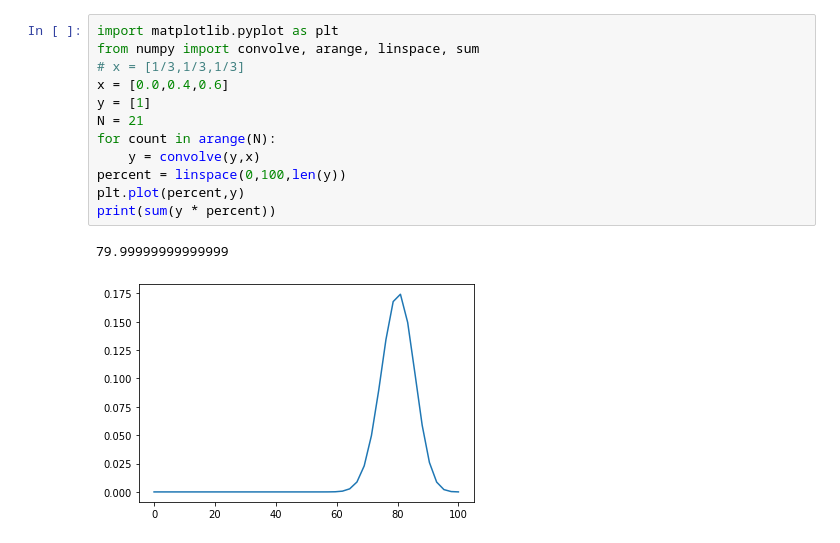
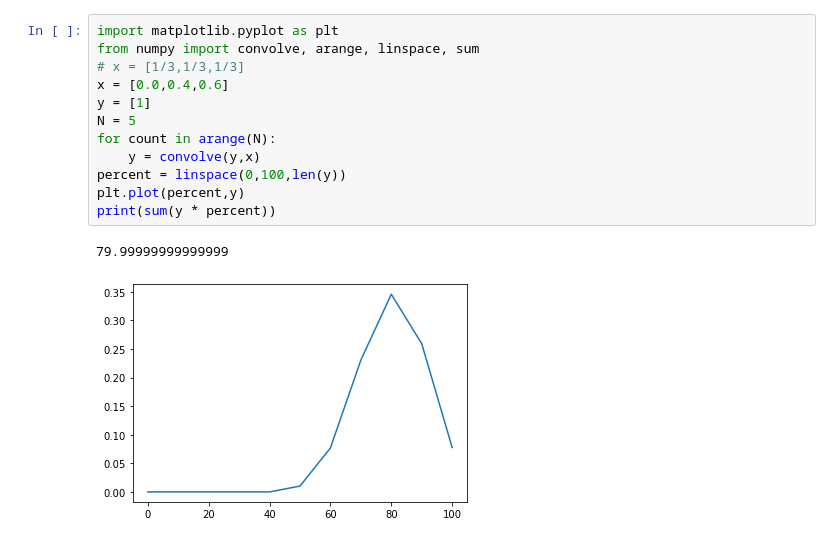
Before and after one commit to kootsoop/DSP.SE, a Jupyter notebook: Python/CET497-Rubric-Distribution.ipynb, the cells around one changed output. Cells and saved outputs as stored; diff of their text form.

```diff
--- a/Python/CET497-Rubric-Distribution.ipynb
+++ b/Python/CET497-Rubric-Distribution.ipynb
@@ -1,15 +1,15 @@
 # %%
 import matplotlib.pyplot as plt
 from numpy import convolve, arange, linspace, sum
 # x = [1/3,1/3,1/3]
 x = [0.0,0.4,0.6]
 y = [1]
-N = 21
+N = 5
 for count in arange(N):
     y = convolve(y,x)
 percent = linspace(0,100,len(y))
 plt.plot(percent,y)
 print(sum(y * percent))
 # %% [output]
 79.99999999999999
-[figure, old version]
+[figure, new version]
```
Also changed, not shown: 4 other files.
